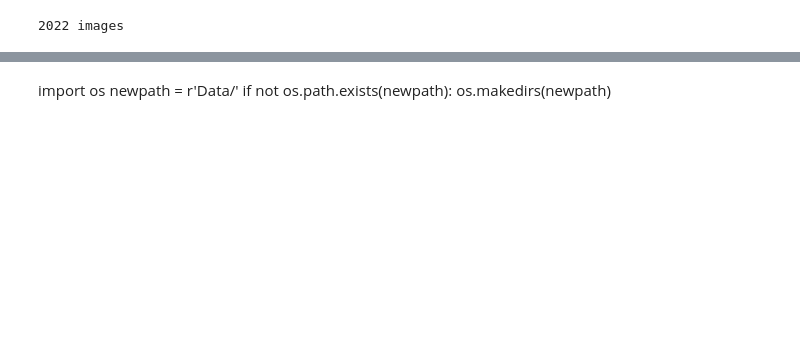
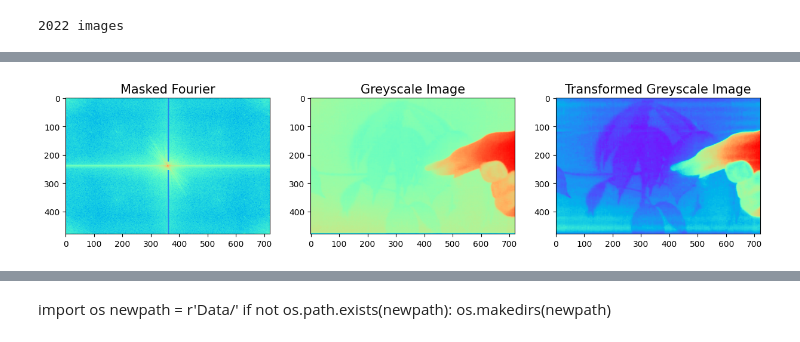
Before and after one commit to rcasalins/HydricStress, a Jupyter notebook: Pruebas.ipynb, the cells around one changed output, grey strips where cells are left out. Cells and saved outputs as stored; diff of their text form; code cells hidden in the pictures; blank space fills up the shorter version.

```diff
--- a/Pruebas.ipynb
+++ b/Pruebas.ipynb
@@ -49,0 +37,19 @@ videoToFrame(video_path).frame()
+# %%
+def fourier_masker_ver(image, i):
+    f_size = 15
+    dark_image_grey_fourier = np.fft.fftshift(np.fft.fft2(rgb2gray(image)))
+    dark_image_grey_fourier[:225, 360:365] = i
+    dark_image_grey_fourier[-225:,360:365] = i
+    fig, ax = plt.subplots(1,3,figsize=(15,15))
+    ax[0].imshow(np.log(abs(dark_image_grey_fourier)), cmap='rainbow')
+    ax[0].set_title('Masked Fourier', fontsize = f_size)
+    ax[1].imshow(rgb2gray(image), cmap = 'rainbow')
+    ax[1].set_title('Greyscale Image', fontsize = f_size);
+    ax[2].imshow(abs(np.fft.ifft2(dark_image_grey_fourier)),
+                     cmap='rainbow')
+    ax[2].set_title('Transformed Greyscale Image',
+                     fontsize = f_size);
+
+fourier_masker_ver(dark_image, .1)
+# %% [output]
+[figure, added]
```
Also changed, not shown: parts of 7 cells of this notebook, 2 other files.
